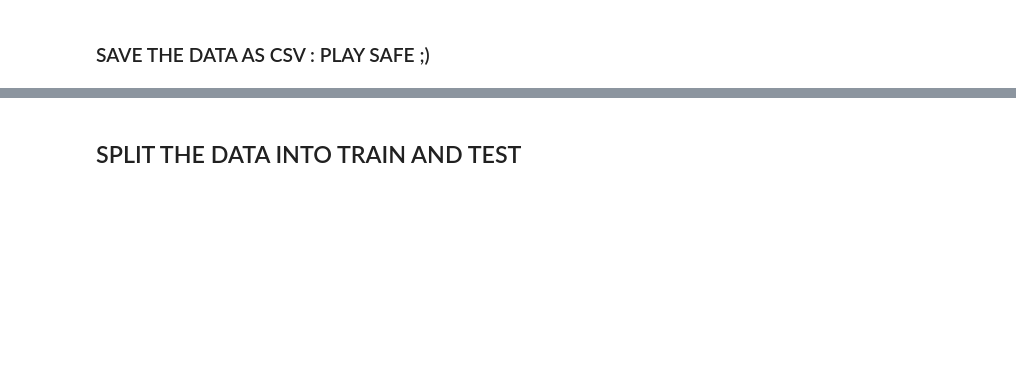
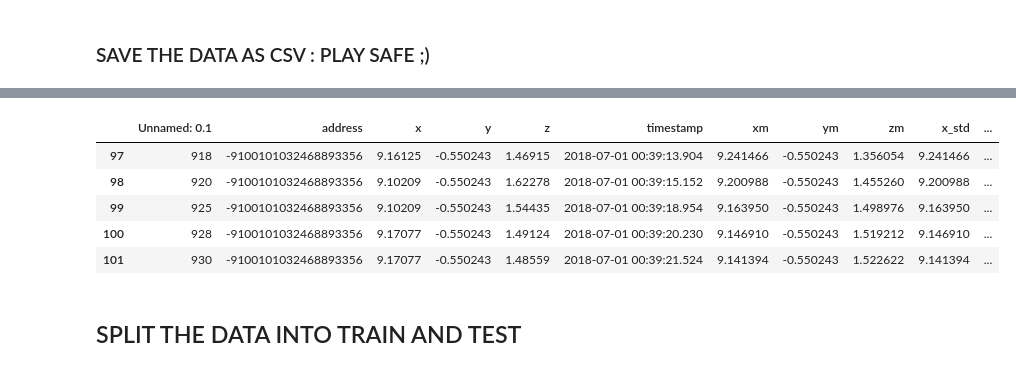
Before and after one commit to lauritowal/Hackathon_Karlsruhe_2018, a Jupyter notebook: Predict_future_coordinates.ipynb, the cells around one changed output, grey strips where cells are left out. Saved outputs shown, nothing was run; the diff lists cells and outputs as text; code cells hidden in the pictures; blank space fills up the shorter version.

```diff
--- a/Predict_future_coordinates.ipynb
+++ b/Predict_future_coordinates.ipynb
@@ -139,5 +140,4 @@ df_0.head()
 # %%
-### For each unique
 
 def mean_std_agg(df):
 
@@ -150,4 +150,6 @@ def mean_std_agg(df):
     ops_std = ['x_std','y_std','z_std']
     for k,op in enumerate(ops_std):
         df[op] = df[ops[k]].rolling(5).mean()
+
+    df = df.iloc[4:]
     return df
@@ -193,3 +238,15 @@ df1.to_csv('position_history_new_starts_mstd.csv', sep=',')
+# %%
+df9 = mean_std_agg(df_9)
+df9.to_csv('df9_mstd.csv', sep=',')
+# %%
+df9.head()
+# %% [output]
+|  | Unnamed: 0.1 | address | x | y | z | timestamp | xm | ym | zm | x_std | ... |
+| 97 | 918 | -9100101032468893356 | 9.16125 | -0.550243 | 1.46915 | 2018-07-01 00:39:13.904 | 9.241466 | -0.550243 | 1.356054 | 9.241466 | ... |
+| 98 | 920 | -9100101032468893356 | 9.10209 | -0.550243 | 1.62278 | 2018-07-01 00:39:15.152 | 9.200988 | -0.550243 | 1.455260 | 9.200988 | ... |
+| 99 | 925 | -9100101032468893356 | 9.10209 | -0.550243 | 1.54435 | 2018-07-01 00:39:18.954 | 9.163950 | -0.550243 | 1.498976 | 9.163950 | ... |
+| 100 | 928 | -9100101032468893356 | 9.17077 | -0.550243 | 1.49124 | 2018-07-01 00:39:20.230 | 9.146910 | -0.550243 | 1.519212 | 9.146910 | ... |
+| 101 | 930 | -9100101032468893356 | 9.17077 | -0.550243 | 1.48559 | 2018-07-01 00:39:21.524 | 9.141394 | -0.550243 | 1.522622 | 9.141394 | ... |
 # %%
 df1 = df1.set_index('timestamp')
 # %%
```
Also changed, not shown: parts of 38 cells of this notebook.
